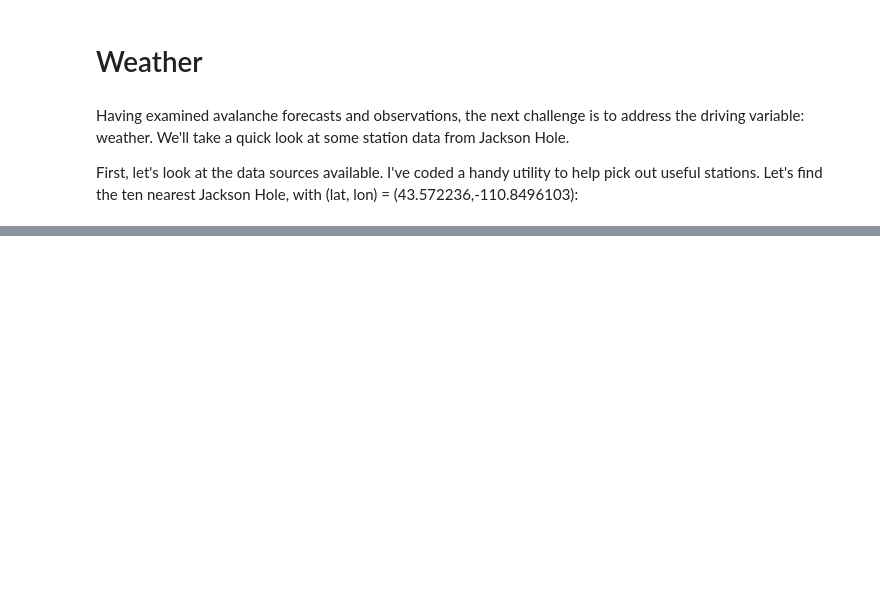
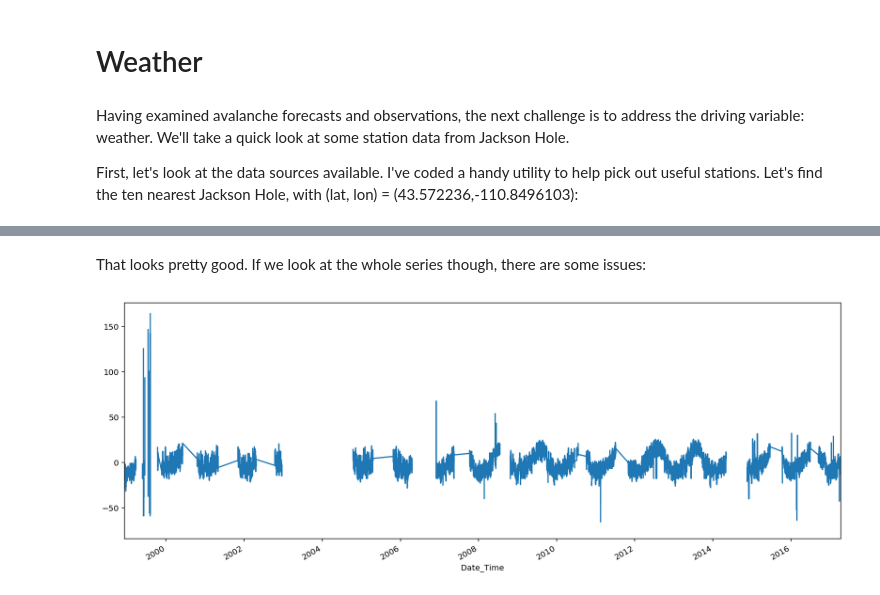
Before and after one commit to andybrnr/AvyData, a Jupyter notebook: avy/Teton_EDA.ipynb, the cells around one changed output, grey strips where cells are left out. Saved outputs shown, nothing was run; the diff lists cells and outputs as text; code cells hidden in the pictures; blank space fills up the shorter version.

```diff
--- a/avy/Teton_EDA.ipynb
+++ b/avy/Teton_EDA.ipynb
@@ -255,0 +298,6 @@ df.head(10)
+# %% [markdown]
+That looks pretty good. If we look at the whole series though, there are some issues:
+# %%
+wx_df['air_temp_set_1'].plot(figsize=(16,6));
+# %% [output]
+[figure, added]
```
Also changed, not shown: parts of 9 cells of this notebook, 1 other file.
